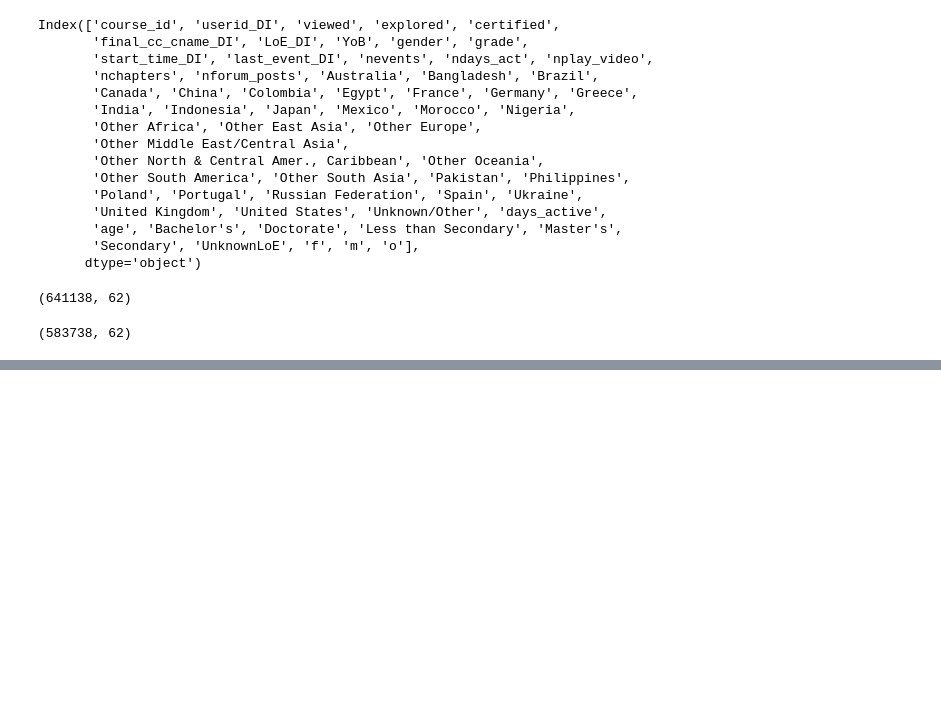
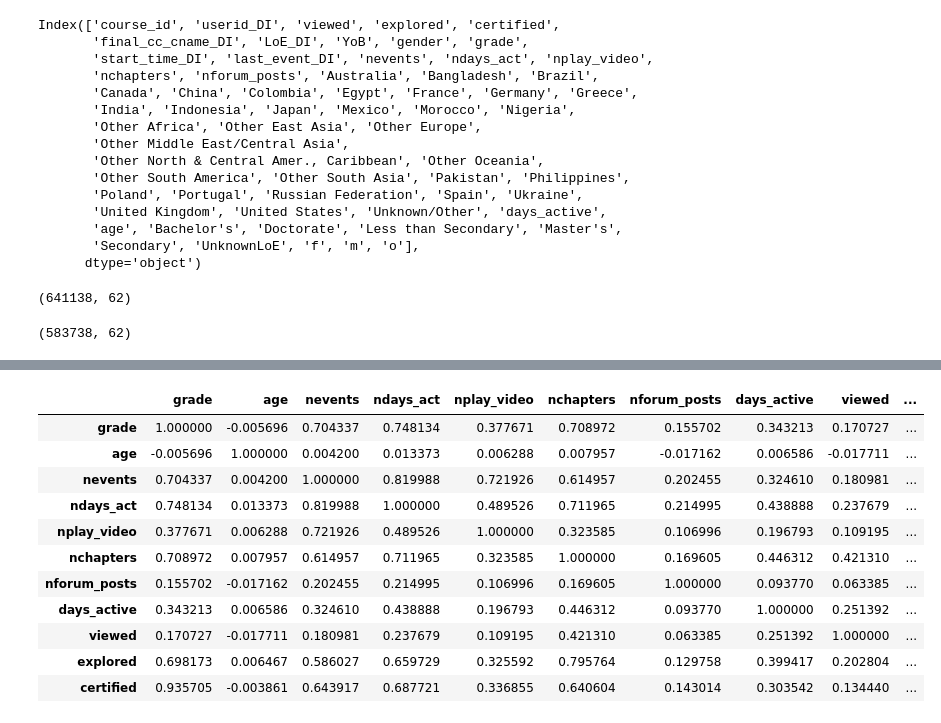
Before and after one commit to nadjalc/CSSproject, a Jupyter notebook: CSSproject.ipynb, the cells around one changed output, grey strips where cells are left out. Saved outputs shown, nothing was run; the diff lists cells and outputs as text; code cells hidden in the pictures; blank space fills up the shorter version.

```diff
--- a/CSSproject.ipynb
+++ b/CSSproject.ipynb
@@ -218,0 +243,15 @@ data.shape #we lost 48372 rows
+# %%
+data[comparison_columns].corr()
+# %% [output]
+|  | grade | age | nevents | ndays_act | nplay_video | nchapters | nforum_posts | days_active | viewed | ... |
+| grade | 1.000000 | -0.005696 | 0.704337 | 0.748134 | 0.377671 | 0.708972 | 0.155702 | 0.343213 | 0.170727 | ... |
+| age | -0.005696 | 1.000000 | 0.004200 | 0.013373 | 0.006288 | 0.007957 | -0.017162 | 0.006586 | -0.017711 | ... |
+| nevents | 0.704337 | 0.004200 | 1.000000 | 0.819988 | 0.721926 | 0.614957 | 0.202455 | 0.324610 | 0.180981 | ... |
+| ndays_act | 0.748134 | 0.013373 | 0.819988 | 1.000000 | 0.489526 | 0.711965 | 0.214995 | 0.438888 | 0.237679 | ... |
+| nplay_video | 0.377671 | 0.006288 | 0.721926 | 0.489526 | 1.000000 | 0.323585 | 0.106996 | 0.196793 | 0.109195 | ... |
+| nchapters | 0.708972 | 0.007957 | 0.614957 | 0.711965 | 0.323585 | 1.000000 | 0.169605 | 0.446312 | 0.421310 | ... |
+| nforum_posts | 0.155702 | -0.017162 | 0.202455 | 0.214995 | 0.106996 | 0.169605 | 1.000000 | 0.093770 | 0.063385 | ... |
+| days_active | 0.343213 | 0.006586 | 0.324610 | 0.438888 | 0.196793 | 0.446312 | 0.093770 | 1.000000 | 0.251392 | ... |
+| viewed | 0.170727 | -0.017711 | 0.180981 | 0.237679 | 0.109195 | 0.421310 | 0.063385 | 0.251392 | 1.000000 | ... |
+| explored | 0.698173 | 0.006467 | 0.586027 | 0.659729 | 0.325592 | 0.795764 | 0.129758 | 0.399417 | 0.202804 | ... |
+| certified | 0.935705 | -0.003861 | 0.643917 | 0.687721 | 0.336855 | 0.640604 | 0.143014 | 0.303542 | 0.134440 | ... |
```
Also changed, not shown: parts of 8 cells of this notebook, 1 other file.
